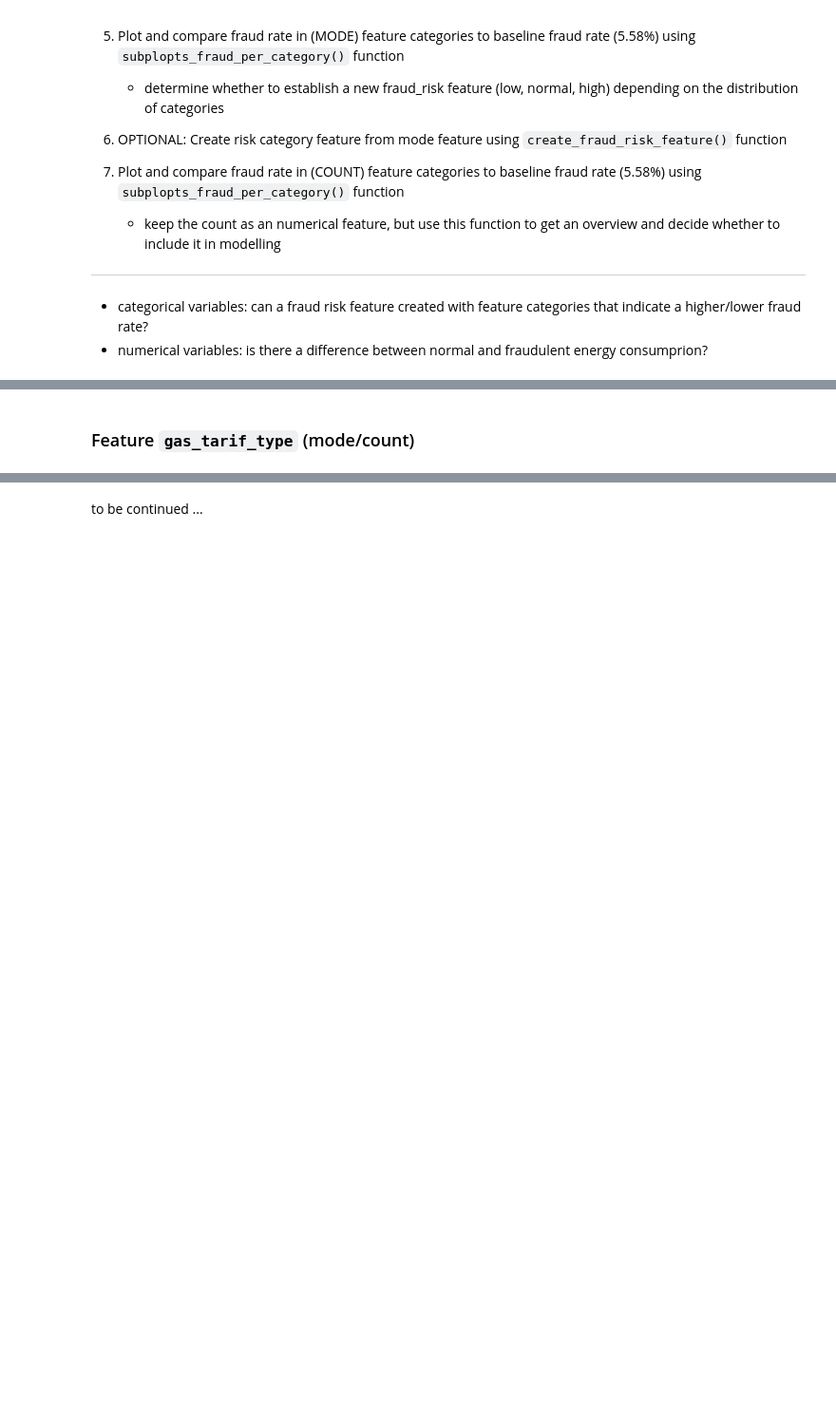
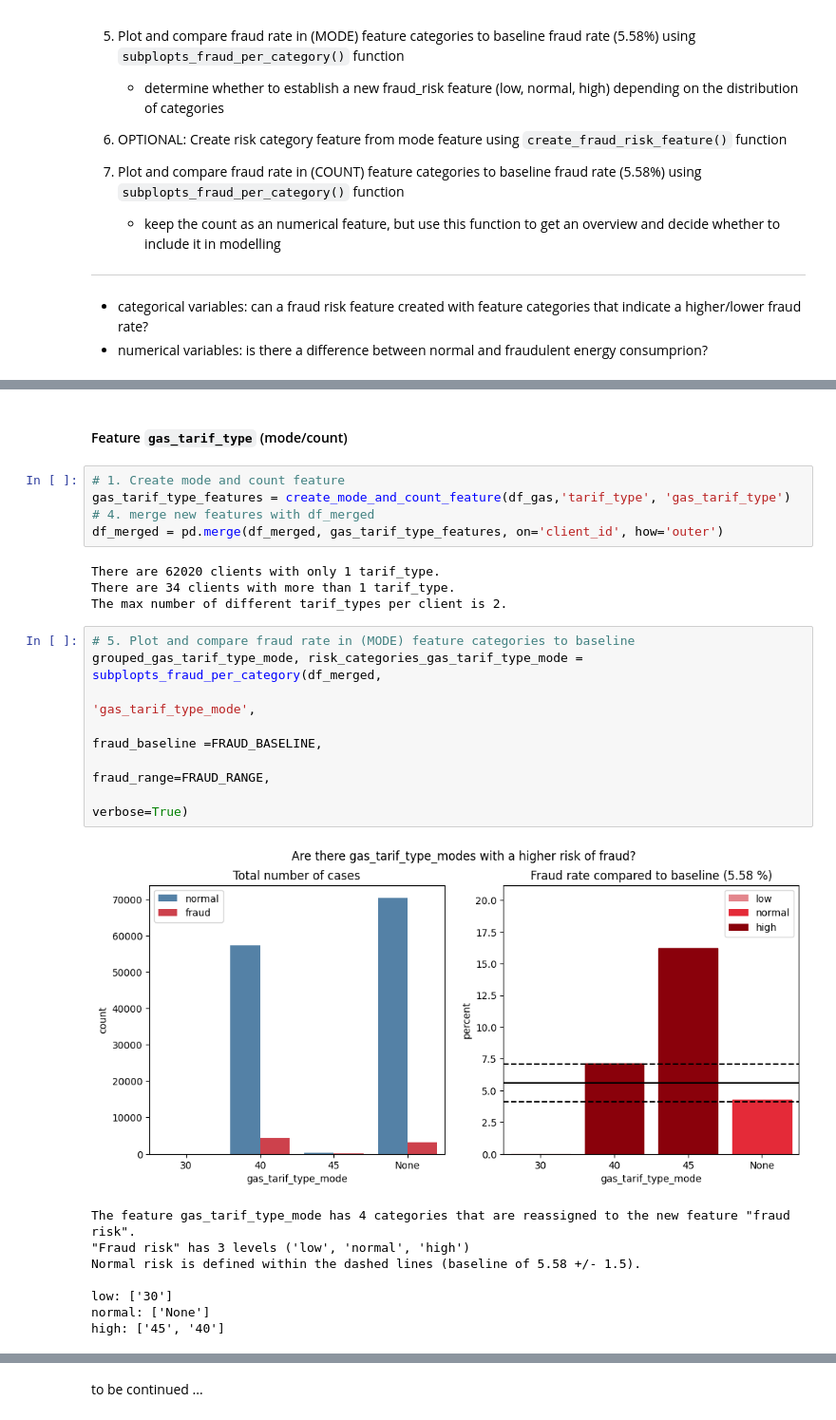
Before and after one commit to A-Lachs/ds_fraud_detection, a Jupyter notebook: EDA/EDA_notebook.ipynb, the cells around one changed output, grey strips where cells are left out. Shown at 95% size. Cells and saved outputs as stored; diff of their text form; blank space fills up the shorter version.

```diff
--- a/EDA/EDA_notebook.ipynb
+++ b/EDA/EDA_notebook.ipynb
@@ -704,2 +793,27 @@ elec_tarif_type_features = create_mode_and_count_feature(df_elec,'tarif_type', '
 # %% [markdown]
-### Feature `gas_tarif_type` (mode/count)
+#### Feature `gas_tarif_type` (mode/count)
+# %%
+# 1. Create mode and count feature
+gas_tarif_type_features = create_mode_and_count_feature(df_gas,'tarif_type', 'gas_tarif_type')
+# 4. merge new features with df_merged
+df_merged = pd.merge(df_merged, gas_tarif_type_features, on='client_id', how='outer')
+# %% [output]
+There are 62020 clients with only 1 tarif_type.
+There are 34 clients with more than 1 tarif_type.
+The max number of different tarif_types per client is 2.
+# %%
+# 5. Plot and compare fraud rate in (MODE) feature categories to baseline
+grouped_gas_tarif_type_mode, risk_categories_gas_tarif_type_mode = subplopts_fraud_per_category(df_merged,
+                                                                                                'gas_tarif_type_mode',
+                                                                                                fraud_baseline =FRAUD_BASELINE,
+                                                                                                fraud_range=FRAUD_RANGE,
+                                                                                                verbose=True)
+# %% [output]
+[figure, added]
+The feature gas_tarif_type_mode has 4 categories that are reassigned to the new feature "fraud risk".
+"Fraud risk" has 3 levels ('low', 'normal', 'high')
+Normal risk is defined within the dashed lines (baseline of 5.58 +/- 1.5).
+
+low: ['30']
+normal: ['None']
+high: ['45', '40']
```
Also changed, not shown: parts of 39 cells of this notebook, 1 other file.
